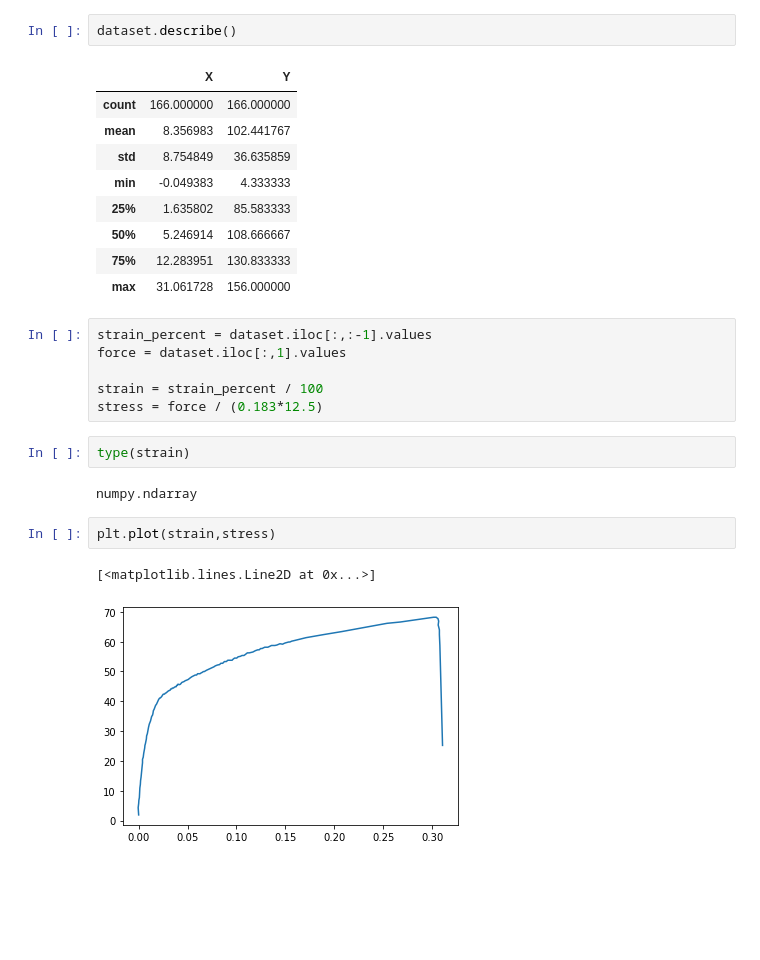
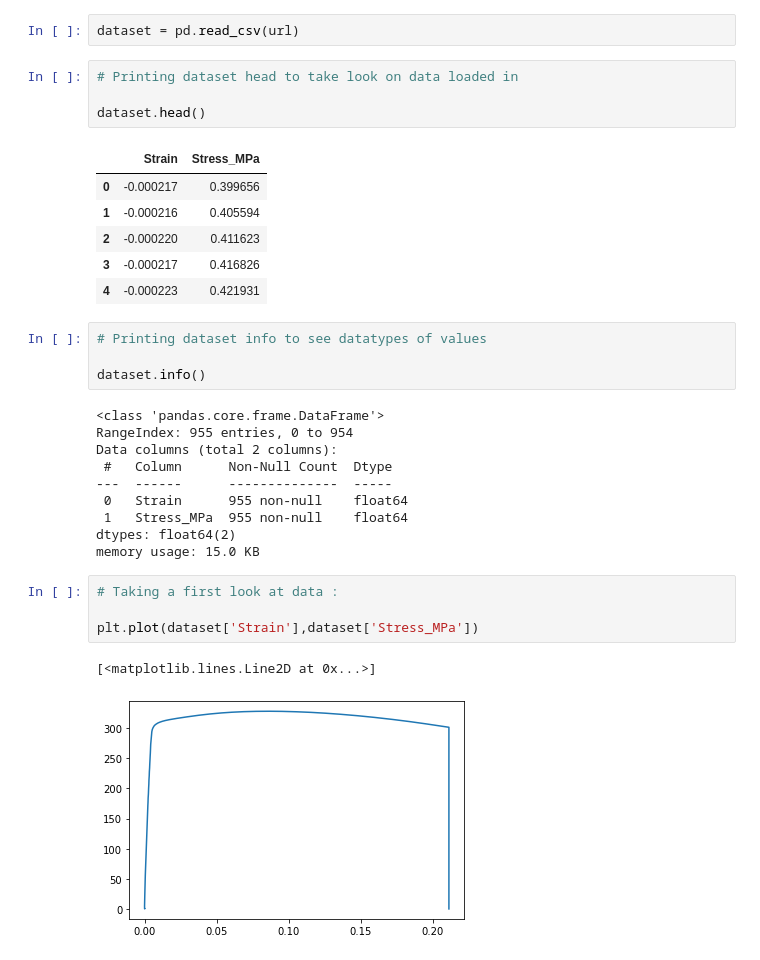
Before and after one commit to paruds/Portfolio, a Jupyter notebook: Getting_Youngs_Modulus.ipynb, the cells around one changed output. Drawn from its saved outputs; the diff is of its cells as text; blank space fills up the shorter version.

```diff
--- a/Getting_Youngs_Modulus.ipynb
+++ b/Getting_Youngs_Modulus.ipynb
@@ -60,27 +23,34 @@ dataset
+# %%
+dataset = pd.read_csv(url)
+# %%
+# Printing dataset head to take look on data loaded in
+
+dataset.head()
+# %% [output]
+|  | Strain | Stress_MPa |
+| 0 | -0.000217 | 0.399656 |
+| 1 | -0.000216 | 0.405594 |
+| 2 | -0.000220 | 0.411623 |
+| 3 | -0.000217 | 0.416826 |
+| 4 | -0.000223 | 0.421931 |
 # %%
-dataset.describe()
+# Printing dataset info to see datatypes of values
+
+dataset.info()
 # %% [output]
-|  | X | Y |
-| count | 166.000000 | 166.000000 |
-| mean | 8.356983 | 102.441767 |
-| std | 8.754849 | 36.635859 |
-| min | -0.049383 | 4.333333 |
-| 25% | 1.635802 | 85.583333 |
-| 50% | 5.246914 | 108.666667 |
-| 75% | 12.283951 | 130.833333 |
-| max | 31.061728 | 156.000000 |
+<class 'pandas.core.frame.DataFrame'>
+RangeIndex: 955 entries, 0 to 954
+Data columns (total 2 columns):
+ #   Column      Non-Null Count  Dtype
+---  ------      --------------  -----
+ 0   Strain      955 non-null    float64
+ 1   Stress_MPa  955 non-null    float64
+dtypes: float64(2)
+memory usage: 15.0 KB
-# %%
-strain_percent = dataset.iloc[:,:-1].values
-force = dataset.iloc[:,1].values
-
-strain = strain_percent / 100
-stress = force / (0.183*12.5)
-# %%
-type(strain)
-# %% [output]
-numpy.ndarray
-# %%
-plt.plot(strain,stress)
-# %% [output]
-[<matplotlib.lines.Line2D at 0x...>]
-[figure, removed]
+# %%
+# Taking a first look at data :
+
+plt.plot(dataset['Strain'],dataset['Stress_MPa'])
+# %% [output]
+[<matplotlib.lines.Line2D at 0x...>]
+[figure, added]
```
Also changed, not shown: parts of 24 cells of this notebook.
